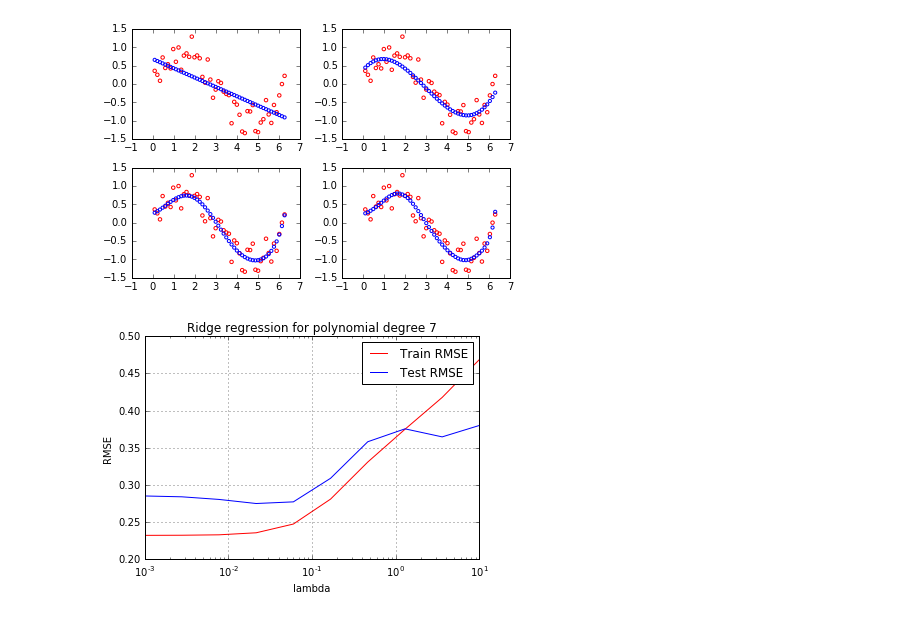
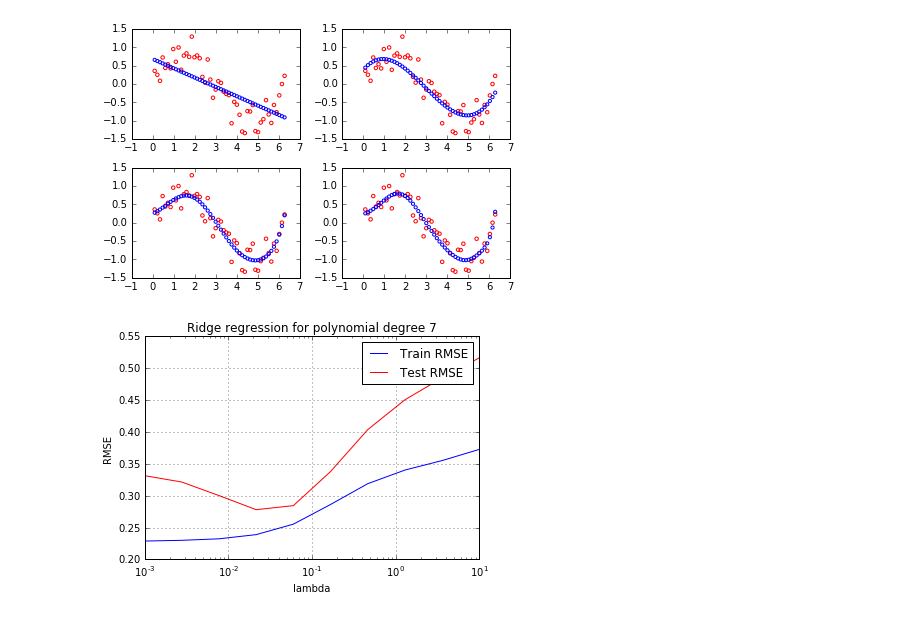
Before and after one commit to PaluchowskiMatthew/MachineLearning, a Jupyter notebook: Labs/ex03/template/ex03.ipynb, the cells around one changed output. Drawn from its saved outputs; the diff is of its cells as text; code cells hidden in the pictures.

```diff
--- a/Labs/ex03/template/ex03.ipynb
+++ b/Labs/ex03/template/ex03.ipynb
@@ -285,33 +285,33 @@ def ridge_regression_demo(x, y, degree, ratio, seed):
     """ridge regression demo."""
     # define parameter
     lambdas = np.logspace(-3, 1, 10)
     # ***************************************************
     train_x, test_x, train_y, test_y = split_data(x, y, ratio, seed)
     # ***************************************************
     train_phi = build_poly(train_x, degree)
     test_phi = build_poly(test_x, degree)
     # ***************************************************
     train_rmses = np.array([])
     test_rmses = np.array([])
     for lambd in np.nditer(lambdas):
         train_mse, train_weight = ridge_regression(train_y, train_phi, lambd)
         test_mse = compute_loss(test_y, test_phi, train_weight)
         rmse_tr = np.sqrt(2*train_mse)
         rmse_te = np.sqrt(2*test_mse)
 
         train_rmses = np.append(train_rmses, rmse_tr)
         test_rmses = np.append(test_rmses, rmse_te)
 
-    plt.semilogx(lambdas, train_rmses, 'r', lambdas, test_rmses, 'b')
+    plt.semilogx(lambdas, train_rmses, 'b', lambdas, test_rmses, 'r')
     plt.title('Ridge regression for polynomial degree 7')
     plt.grid(True)
     plt.xlabel('lambda')
     plt.ylabel('RMSE')
     plt.legend(['Train RMSE', 'Test RMSE'])
 
-seed = 6
+seed = 56
 degree = 7
 split_ratio = 0.5
 ridge_regression_demo(x, y, degree, split_ratio, seed)
 # %% [output]
-[figure, old version]
+[figure, new version]
```
Also changed, not shown: 11 other files.
